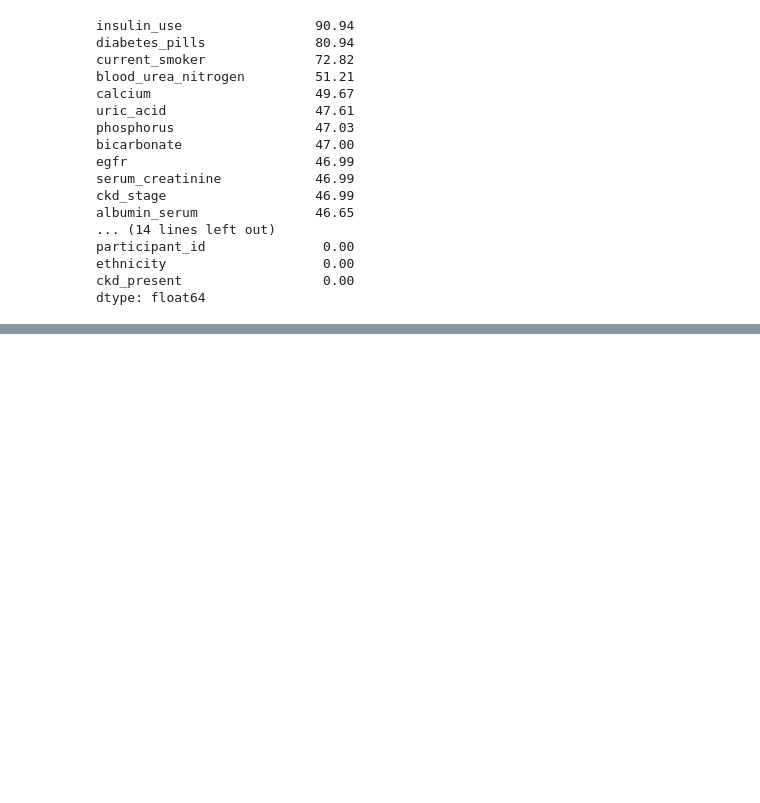
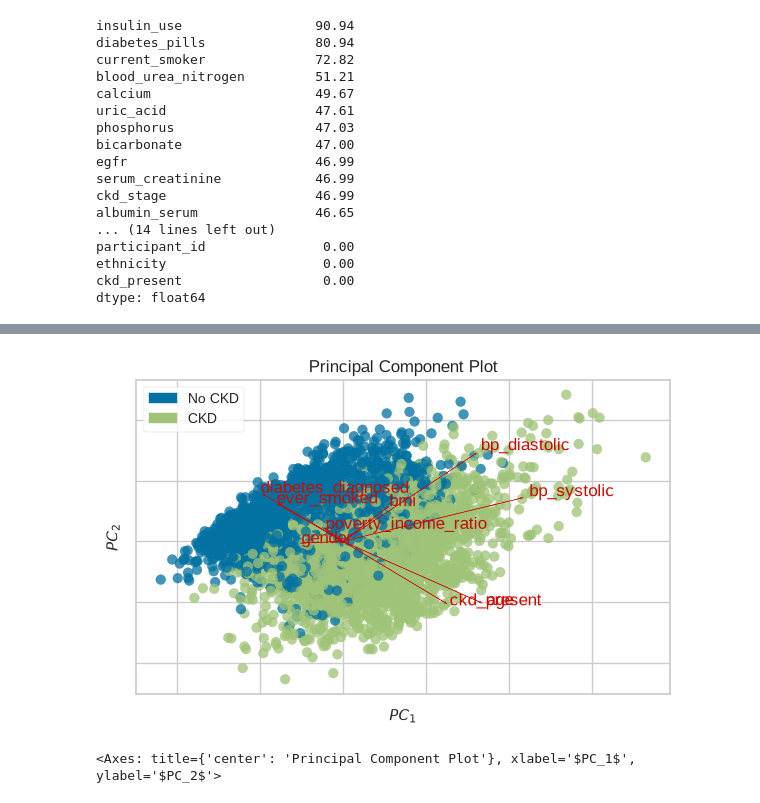
Before and after one commit to GonzaloManterola/Grupo27Ciencias, a Jupyter notebook: Main.ipynb, the cells around one changed output, grey strips where cells are left out. Cells and saved outputs as stored; diff of their text form; code cells hidden in the pictures; blank space fills up the shorter version.

```diff
--- a/Main.ipynb
+++ b/Main.ipynb
@@ -208,0 +258,24 @@ plt.show()
+# %%
+import matplotlib.pyplot as plt
+from yellowbrick.features import PCA as PcaViz
+
+# 1. Definir un tamaño más chico para la figura (ancho, alto en pulgadas)
+plt.figure(figsize=(6, 4))
+
+# 2. Inicializar el visualizador (puedes nombrar las clases de tu variable dicotómica)
+viz = PcaViz(
+    scale=True,
+    proj_features=True,
+    projection=2,
+    classes=['No CKD', 'CKD']  # Etiquetas opcionales para la leyenda
+)
+
+# 3. Pasar X y la variable dicotómica 'y' para colorear los puntos automáticamente
+viz.fit_transform(X, Clean['ckd_present'])
+
+# 4. Asegurar el tamaño y mostrar el gráfico
+viz.ax.figure.set_size_inches(6, 4)
+viz.show()
+# %% [output]
+[figure, added]
+<Axes: title={'center': 'Principal Component Plot'}, xlabel='$PC_1$', ylabel='$PC_2$'>
```
Also changed, not shown: parts of 9 cells of this notebook.
